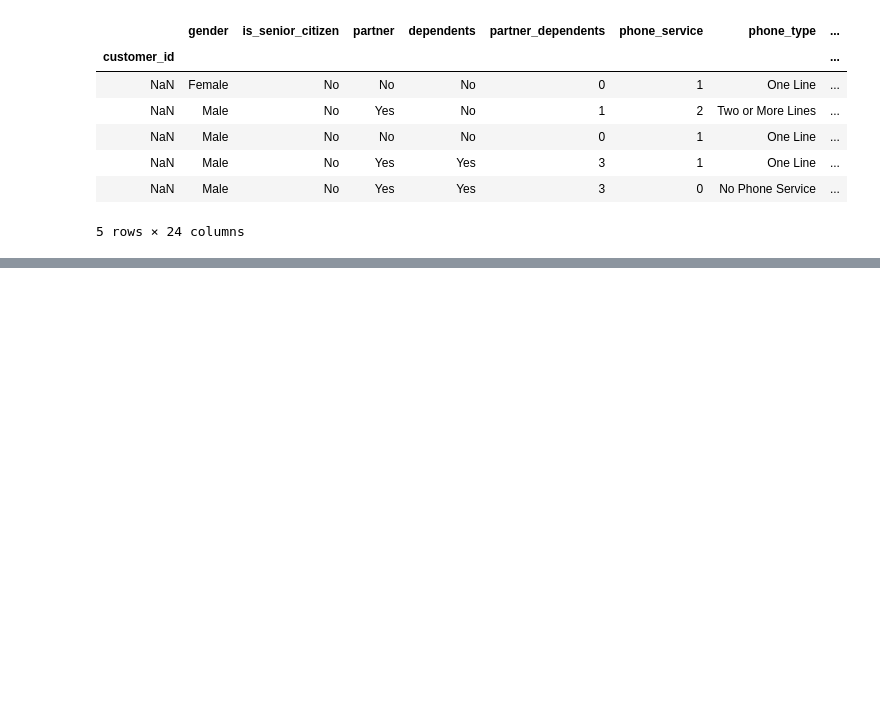
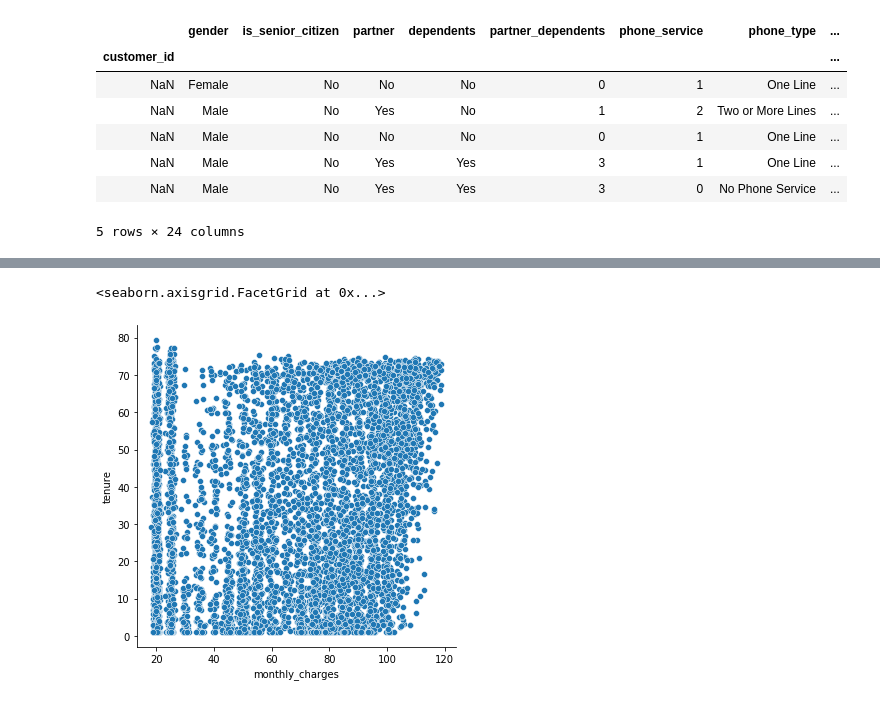
Before and after one commit to QuantumKane/telco_exploration, a Jupyter notebook: telco_explore.ipynb, the cells around one changed output, grey strips where cells are left out. Saved outputs shown, nothing was run; the diff lists cells and outputs as text; code cells hidden in the pictures; blank space fills up the shorter version.

```diff
--- a/telco_explore.ipynb
+++ b/telco_explore.ipynb
@@ -29,0 +92,5 @@ cust_data.tail()
+# %%
+sns.relplot(data = cust_data, x = 'monthly_charges', y = 'tenure')
+# %% [output]
+<seaborn.axisgrid.FacetGrid at 0x...>
+[figure, added]
```
Also changed, not shown: parts of 10 cells of this notebook.
